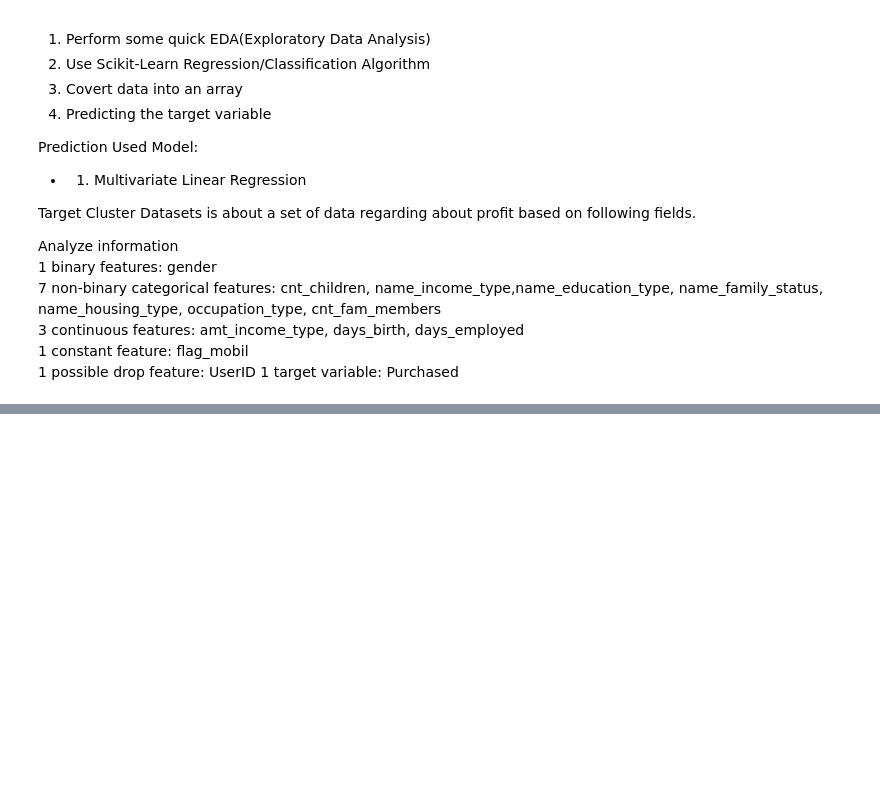
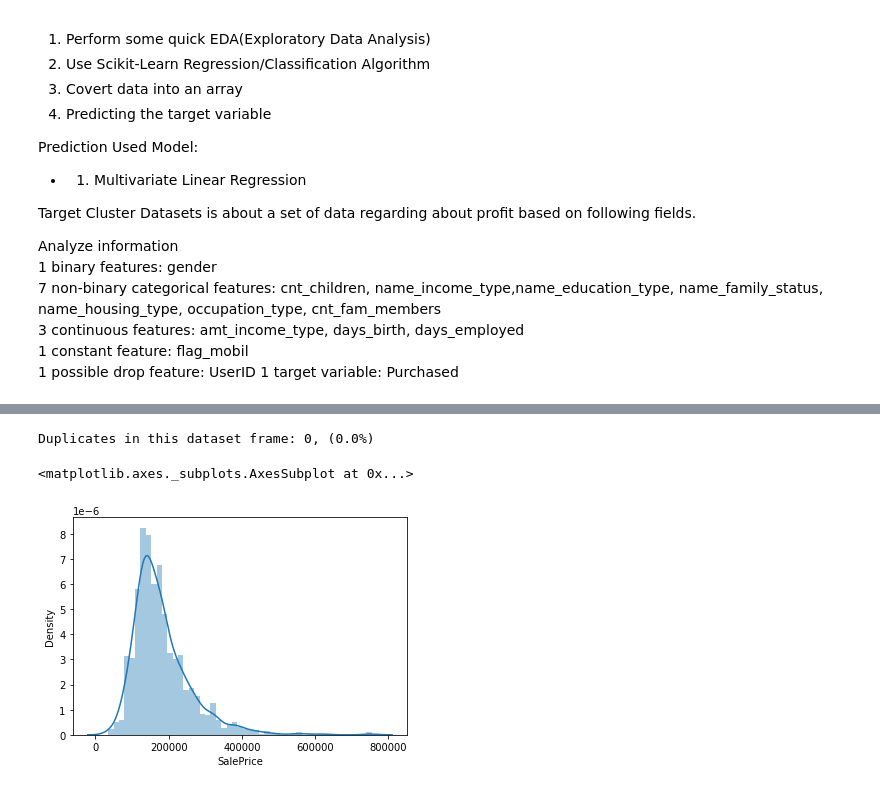
Before and after one commit to bdfd/Project_05OP-House_Price_Prediction, a Jupyter notebook: House_Price_Prediction.ipynb, the cells around one changed output, grey strips where cells are left out. Cells and saved outputs as stored; diff of their text form; code cells hidden in the pictures; blank space fills up the shorter version.

```diff
--- a/House_Price_Prediction.ipynb
+++ b/House_Price_Prediction.ipynb
@@ -235,0 +77,14 @@ print(df.shape)
+# %%
+# Alternative of Reading the dataset
+# pwd = os.getcwd()
+# data_dir = os.path.join(pwd, '50_Startups.csv')
+# df = pd.read_csv(data_dir, encoding = 'utf-8')
+
+# Read the dataset
+data_dir = 'https://raw.githubusercontent.com/bdfd/Project_05-House_Price_Prediction/main/display%20demo'
+dataset_1 = 'train.csv'
+dataset_2 = 'test.csv'
+# Upload dataset into data frame
+df = pd.read_csv(os.path.join(data_dir,dataset_1), encoding = 'utf-8')
+df2 = pd.read_csv(os.path.join(data_dir,dataset_2), encoding = 'utf-8')
+df.head(3)
@@ -235,0 +159,12 @@ print(df.shape)
+# %%
+print(f'Duplicates in this dataset frame: {df.iloc[:,1:].duplicated().sum()}, ({np.round(100*df.iloc[:,1:].duplicated().sum()/len(df),1)}%)')
+print('')
+# %% [output]
+Duplicates in this dataset frame: 0, (0.0%)
+# %%
+# print(df_train['SalePrice'].value_counts())
+# df_train['SalePrice'].value_counts().plot(kind='bar')
+sns.distplot(df['SalePrice'])
+# %% [output]
+<matplotlib.axes._subplots.AxesSubplot at 0x...>
+[figure, added]
```
Also changed, not shown: parts of 43 cells of this notebook.
